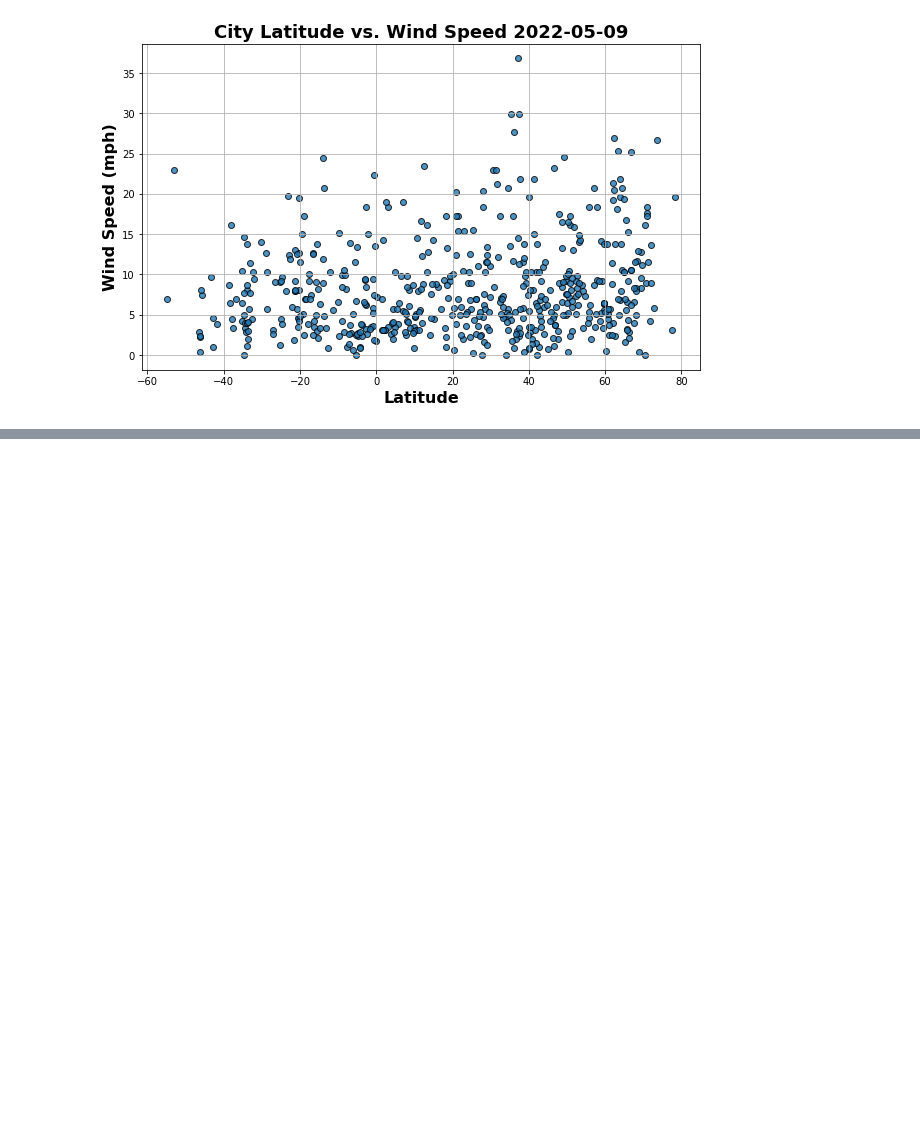
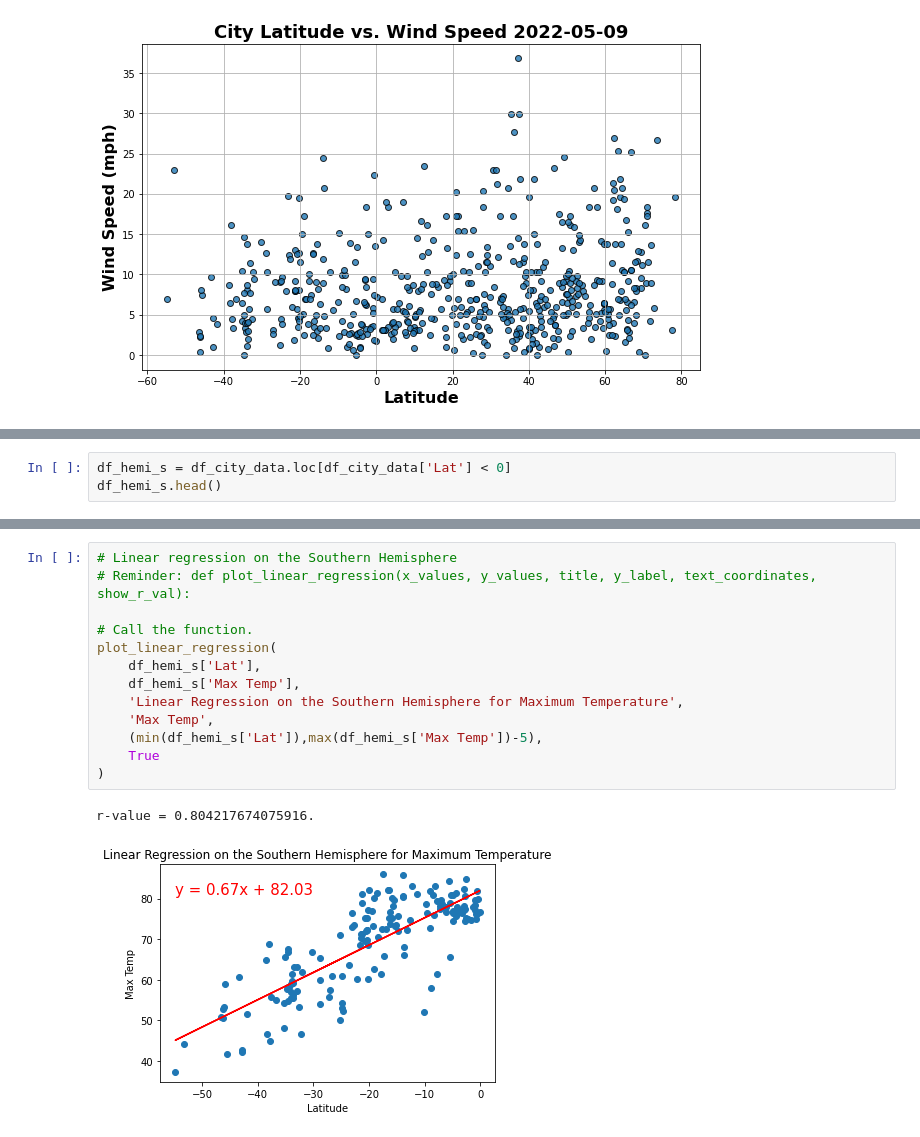
Before and after one commit to elangendorff/World_Weather_Analysis, a Jupyter notebook: WeatherPy.ipynb, the cells around one changed output, grey strips where cells are left out. Cells and saved outputs as stored; diff of their text form; blank space fills up the shorter version.

```diff
--- a/WeatherPy.ipynb
+++ b/WeatherPy.ipynb
@@ -513,0 +607,3 @@ plt.savefig(os.path.join('.','weather_data','fig4.png'))
+# %%
+df_hemi_s = df_city_data.loc[df_city_data['Lat'] < 0]
+df_hemi_s.head()
@@ -513,0 +647,16 @@ plt.savefig(os.path.join('.','weather_data','fig4.png'))
+# %%
+# Linear regression on the Southern Hemisphere
+# Reminder: def plot_linear_regression(x_values, y_values, title, y_label, text_coordinates, show_r_val):
+
+# Call the function.
+plot_linear_regression(
+    df_hemi_s['Lat'],
+    df_hemi_s['Max Temp'],
+    'Linear Regression on the Southern Hemisphere for Maximum Temperature',
+    'Max Temp',
+    (min(df_hemi_s['Lat']),max(df_hemi_s['Max Temp'])-5),
+    True
+)
+# %% [output]
+r-value = 0.804217674075916.
+[figure, added]
```
Also changed, not shown: parts of 29 cells of this notebook, 4 other files.
